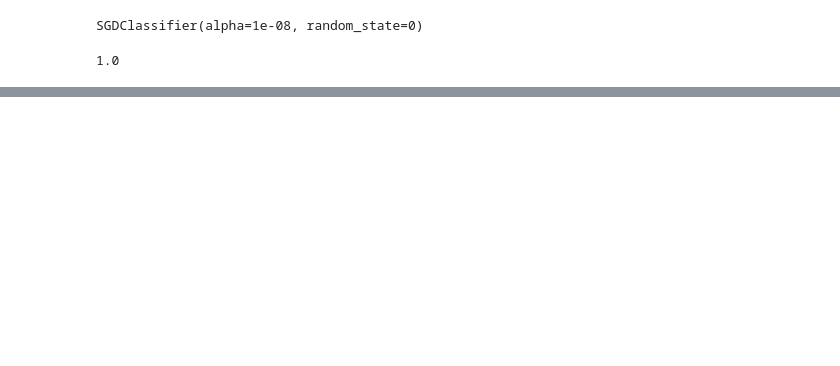
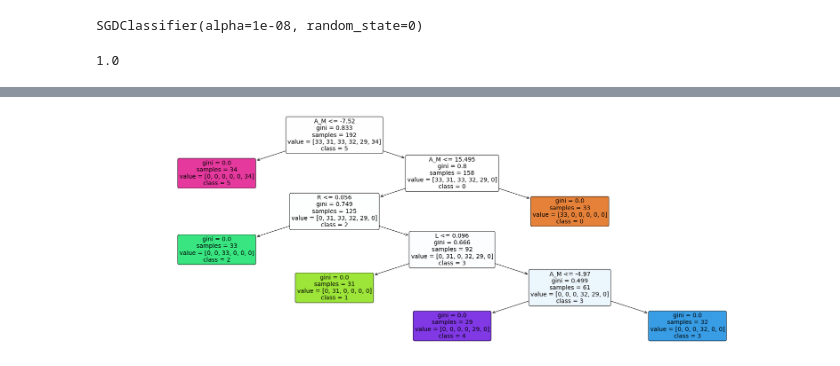
Before and after one commit to MKobus12305/ML_StarsClassification, a Jupyter notebook: Stars.ipynb, the cells around one changed output, grey strips where cells are left out. Drawn from its saved outputs; the diff is of its cells as text; code cells hidden in the pictures; blank space fills up the shorter version.

Commit message:
added DecisionTreeClassifier (to check)

```diff
--- a/Stars.ipynb
+++ b/Stars.ipynb
@@ -417,0 +422,9 @@ metrics.accuracy_score(y_test, y_pred)
+# %%
+from sklearn.tree import DecisionTreeClassifier
+from sklearn.metrics import classification_report, confusion_matrix
+from sklearn import tree
+from sklearn.tree import export_text
+
+classifier = DecisionTreeClassifier()
+#classifier = DecisionTreeClassifier(max_depth = 4, random_state = 10)
+classifier.fit(x_train, y_train)
@@ -417,0 +458,10 @@ metrics.accuracy_score(y_test, y_pred)
+# %%
+x = df.drop(columns="Type")
+y = df["Type"]
+
+feature_names = x.columns
+labels = y.unique()
+labels = [",".join(item) for item in labels.astype(str)]
+
+print(feature_names)
+print(labels)
@@ -417,0 +480,11 @@ metrics.accuracy_score(y_test, y_pred)
+# %%
+plt.figure(figsize=(30,10))
+a = tree.plot_tree(classifier,
+                   feature_names = feature_names,
+                   class_names = labels,
+                   rounded = True,
+                   filled = True,
+                   fontsize=14)
+plt.show()
+# %% [output]
+[figure, added]
```
Also changed, not shown: parts of 12 cells of this notebook.
